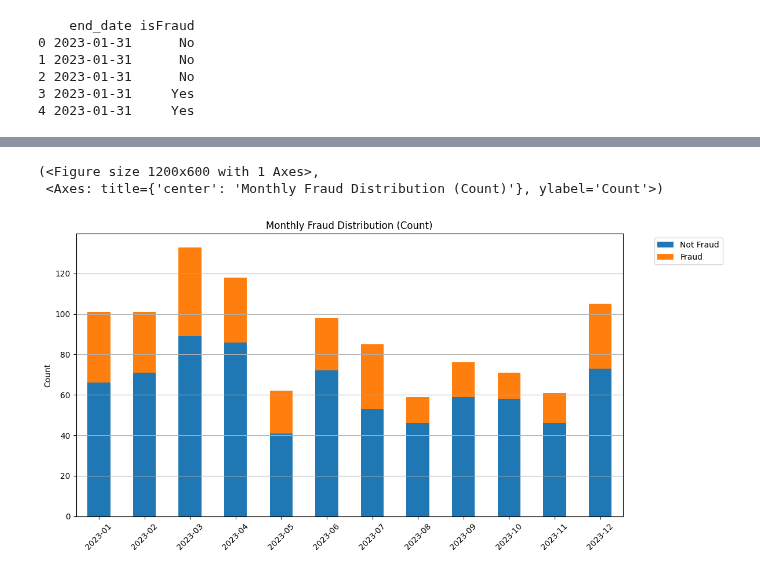
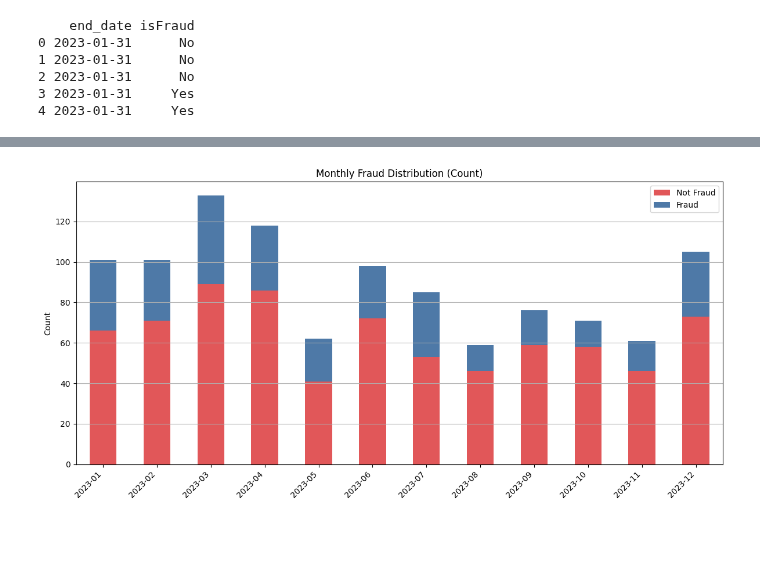
Before and after one commit to MenaWANG/mlarena, a Jupyter notebook: examples/3.utils_plot.ipynb, the cells around one changed output, grey strips where cells are left out. Drawn from its saved outputs; the diff is of its cells as text; code cells hidden in the pictures; blank space fills up the shorter version.

```diff
--- a/examples/3.utils_plot.ipynb
+++ b/examples/3.utils_plot.ipynb
@@ -175,15 +179,13 @@ plt.show()
 # %%
-put.plot_stacked_bar_over_time(
+fig, ax = put.plot_stacked_bar_over_time(
     data=df_synthetic,
-    date_col='end_date',
-    cat_col='isFraud',
+    x='end_date',
+    y='isFraud',
     is_pct=False,
     label_dict={'Yes': 'Fraud', 'No': 'Not Fraud'},
     title='Monthly Fraud Distribution (Count)',
     xlabel='',
-    # color_palette=['#E15759', '#4E79A7']
+    color_palette=['#E15759', '#4E79A7']
 )
 # %% [output]
-(<Figure size 1200x600 with 1 Axes>,
- <Axes: title={'center': 'Monthly Fraud Distribution (Count)'}, ylabel='Count'>)
-[figure, old version]
+[figure, new version]
```
Also changed, not shown: parts of 14 cells of this notebook, 2 other files.
